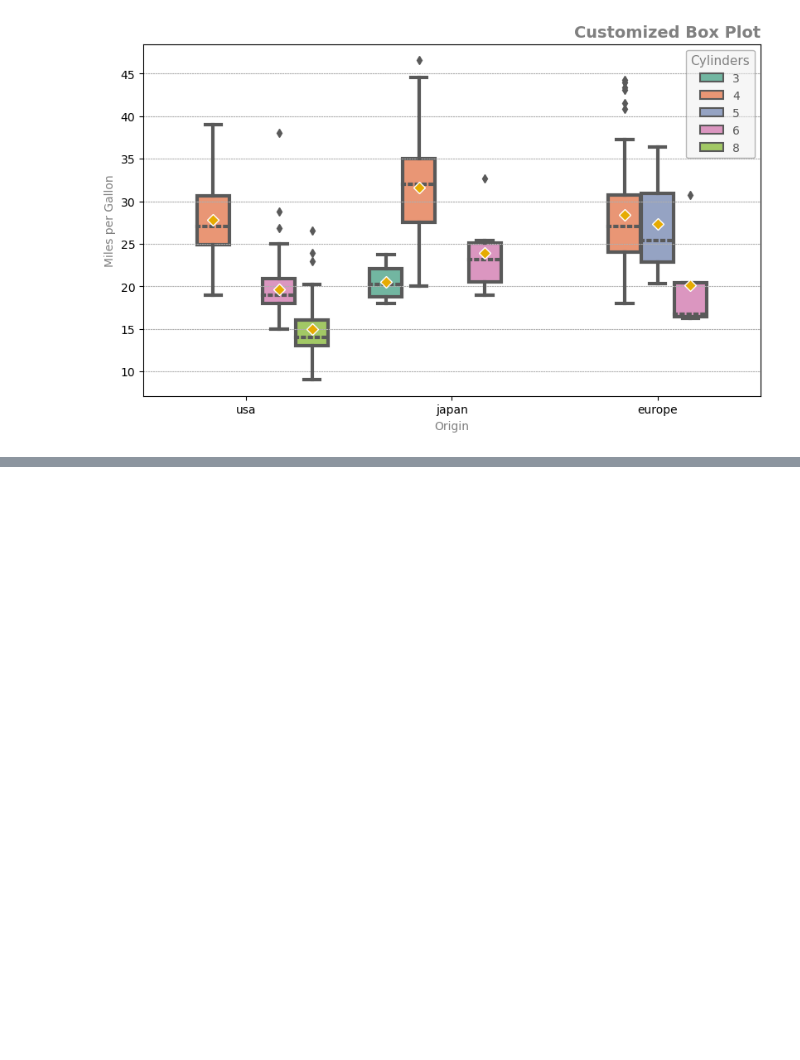
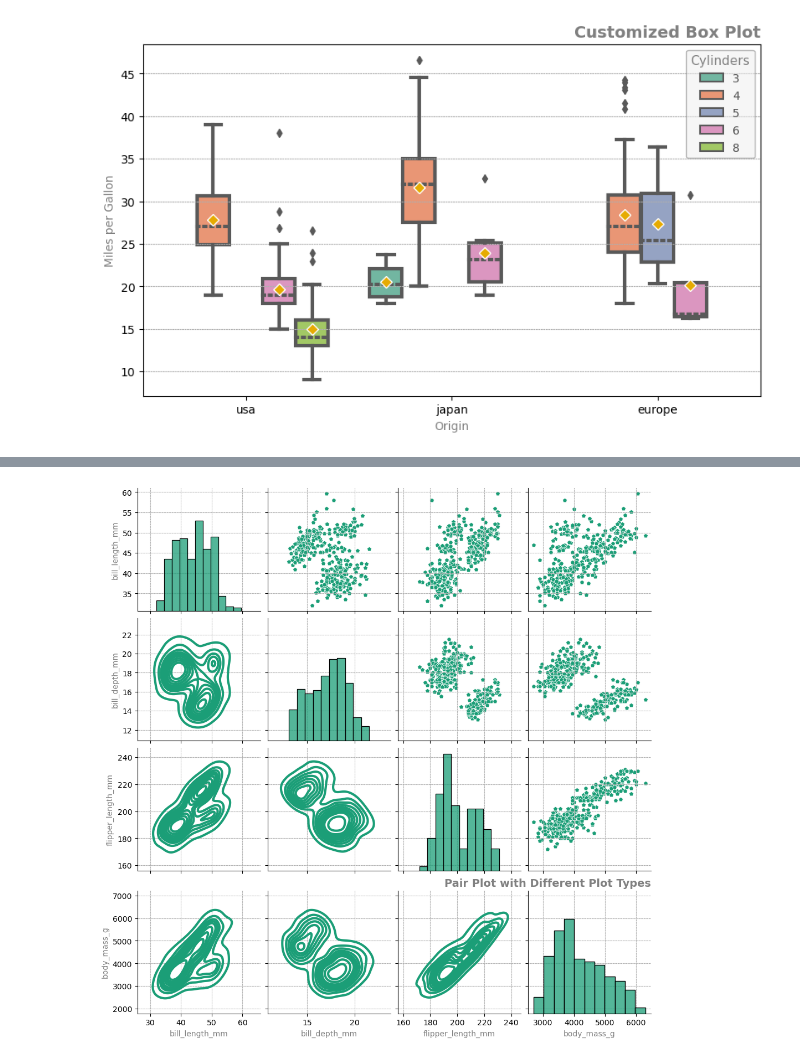
Before and after one commit to jackwychoi/SelfStudy_DataAnalysis, a Jupyter notebook: Seaborn_02.ipynb, the cells around one changed output, grey strips where cells are left out. Cells and saved outputs as stored; diff of their text form; code cells hidden in the pictures; blank space fills up the shorter version.

```diff
--- a/Seaborn_02.ipynb
+++ b/Seaborn_02.ipynb
@@ -75,0 +94,12 @@ plt.show()
+# %%
+# Sample data
+data = sns.load_dataset('penguins')
+# Creating a pair plot with different plot types using Seaborn
+g = sns.PairGrid(data)
+g.map_upper(sns.scatterplot)
+g.map_lower(sns.kdeplot)
+g.map_diag(sns.histplot, kde_kws={'color': 'k'})
+plt.title('Pair Plot with Different Plot Types')
+plt.show()
+# %% [output]
+[figure, added]
```
Also changed, not shown: parts of 2 cells of this notebook.
